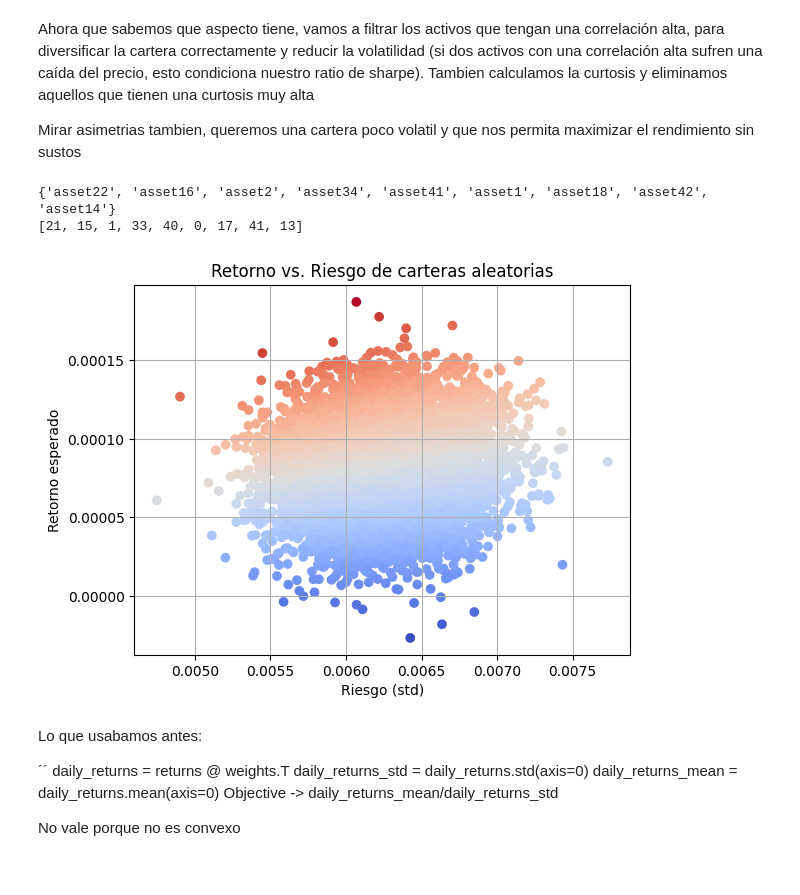
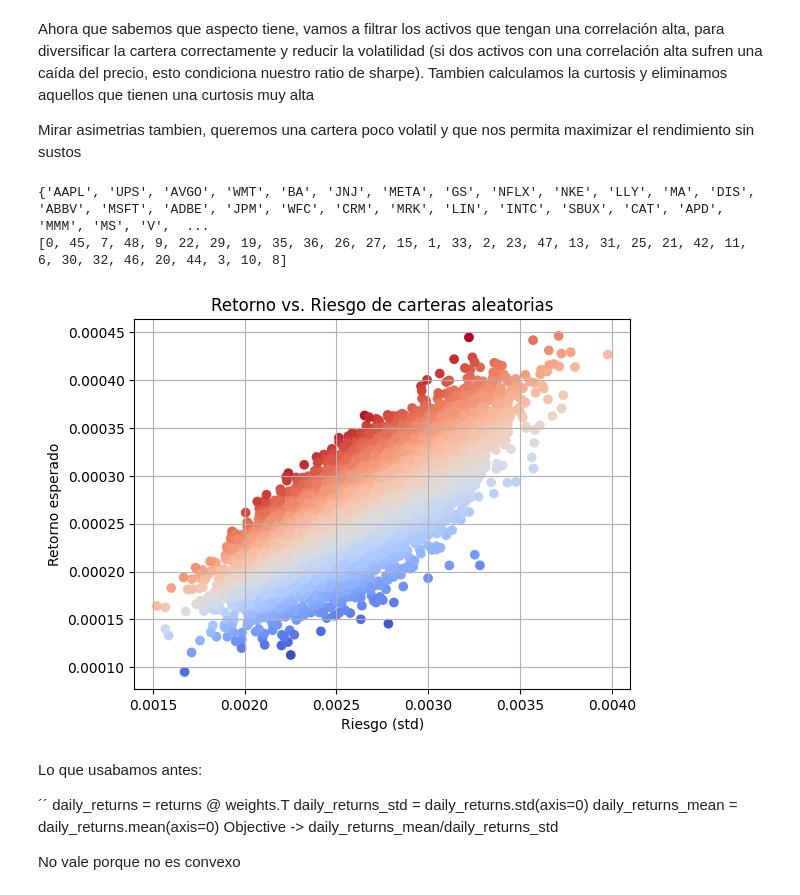
Before and after one commit to Juanjod54/MIAX_TB2.4, a Jupyter notebook: gestion_carteras.ipynb, the cells around one changed output. Drawn from its saved outputs; the diff is of its cells as text; code cells hidden in the pictures.

```diff
--- a/gestion_carteras.ipynb
+++ b/gestion_carteras.ipynb
@@ -57,7 +57,7 @@ def get_data(csv=True):
         return yf.download(tickers, period="2y", interval="1d")['Close'].pct_change().dropna()
 # %%
 
-returns = get_data(csv=True)
+returns = get_data(csv=False)
 if not len(returns):
     exit(-1)
 
@@ -75,37 +76,37 @@ sharpe = returns.mean() / returns.std()
 drop = set()
 
 # Curtosis
 kurtosis = returns.kurtosis()
 for asset, _ in returns.items():
-    if (kurtosis[asset] > 15):
+    if (kurtosis[asset] > 6):
         drop.add(asset)
 
 # Obtenemos la correlacion absoluta
 correlations = returns.corr().abs()
 correlated = correlations[(correlations >= 0.85) & (correlations < 1)].stack()
 
 for (a, b), _ in correlated.items():
     if a in drop or b in drop:
         continue
     if sharpe[a] > sharpe[b]:
         drop.add(b)
     else:
         drop.add(a)
 
 
 drop_indexes = [returns.columns.get_loc(col) for col in drop]
 
 print(drop)
 print(drop_indexes)
 
 mask = np.ones(len(returns.iloc[0]))
 mask[drop_indexes] = 0
 
 plot_sharpe(returns, mask)
 # %% [output]
-{'asset22', 'asset16', 'asset2', 'asset34', 'asset41', 'asset1', 'asset18', 'asset42', 'asset14'}
-[21, 15, 1, 33, 40, 0, 17, 41, 13]
+{'AAPL', 'UPS', 'AVGO', 'WMT', 'BA', 'JNJ', 'META', 'GS', 'NFLX', 'NKE', 'LLY', 'MA', 'DIS', 'ABBV', 'MSFT', 'ADBE', 'JPM', 'WFC', 'CRM', 'MRK', 'LIN', 'INTC', 'SBUX', 'CAT', 'APD', 'MMM', 'MS', 'V',  ...
+[0, 45, 7, 48, 9, 22, 29, 19, 35, 36, 26, 27, 15, 1, 33, 2, 23, 47, 13, 31, 25, 21, 42, 11, 6, 30, 32, 46, 20, 44, 3, 10, 8]
-[figure, old version]
+[figure, new version]
 # %% [markdown]
 Lo que usabamos antes:
 
```
Also changed, not shown: parts of 5 cells of this notebook.
